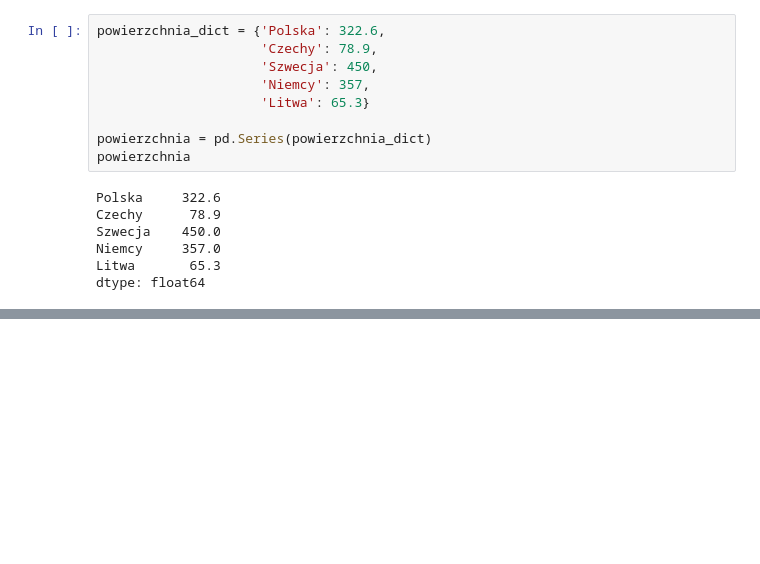
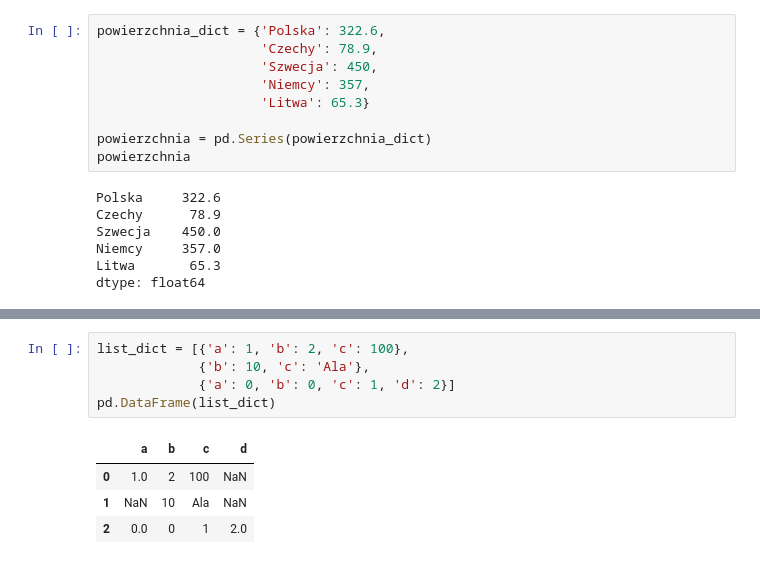
Before and after one commit to tomasz450/Analiza-danych-w-Python-2025-11-17-local, a Jupyter notebook: 3. Pandas/Pandas.ipynb, the cells around one changed output, grey strips where cells are left out. Cells and saved outputs as stored; diff of their text form; blank space fills up the shorter version.

```diff
--- a/3. Pandas/Pandas.ipynb
+++ b/3. Pandas/Pandas.ipynb
@@ -454,0 +495,10 @@ kraje
+# %%
+list_dict = [{'a': 1, 'b': 2, 'c': 100},
+             {'b': 10, 'c': 'Ala'},
+             {'a': 0, 'b': 0, 'c': 1, 'd': 2}]
+pd.DataFrame(list_dict)
+# %% [output]
+|  | a | b | c | d |
+| 0 | 1.0 | 2 | 100 | NaN |
+| 1 | NaN | 10 | Ala | NaN |
+| 2 | 0.0 | 0 | 1 | 2.0 |
```
Also changed, not shown: parts of 13 cells of this notebook.
